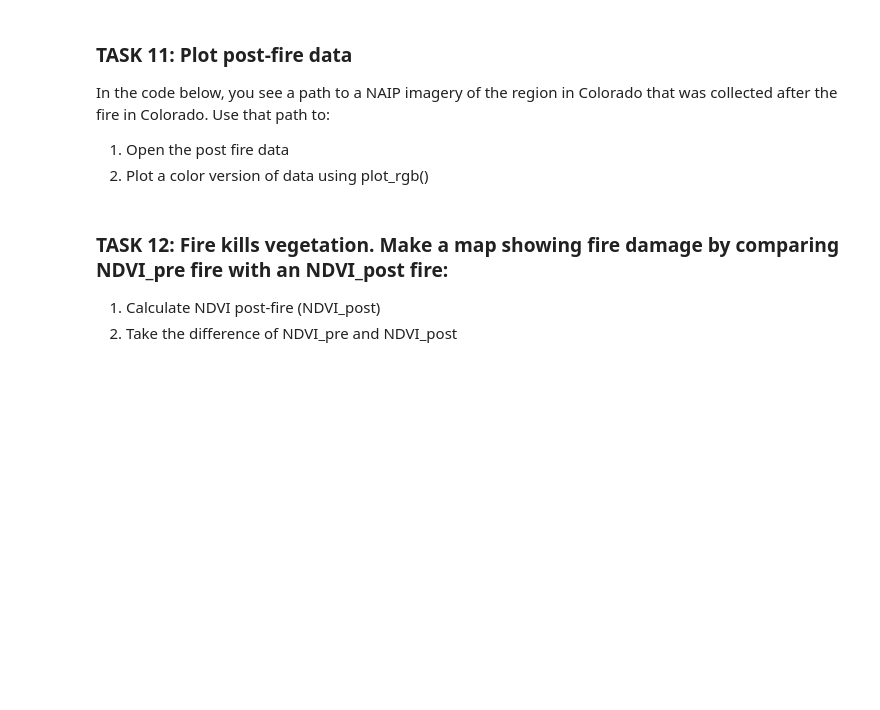
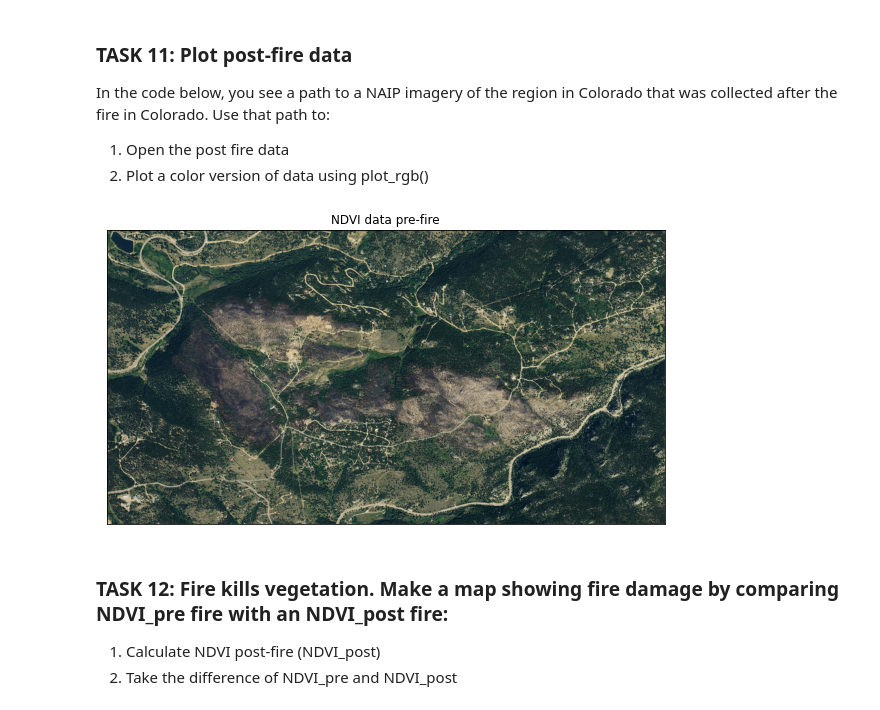
Before and after one commit to meperra/EnvDatSci22, a Jupyter notebook: CodeSprints/RasterData101.ipynb, the cells around one changed output. Drawn from its saved outputs; the diff is of its cells as text; code cells hidden in the pictures; blank space fills up the shorter version.

```diff
--- a/CodeSprints/RasterData101.ipynb
+++ b/CodeSprints/RasterData101.ipynb
@@ -593,16 +616,24 @@ In the code below, you see a path to a NAIP imagery of the region in Colorado th
 # %%
 # Add the code here to open the raster and read the numpy array inside it
 # Create a path for the data file - notice it is a .tif file
 naip_post_fire_path = os.path.join("earthpy-downloads",
                                    "naip-before-after",
                                    "post-fire",
                                    "crop",
                                    "m_3910505_nw_13_1_20170902_crop.tif")
 
 # Task 11: open naip_post_fire
+with rio.open(naip_post_fire_path) as naip_postfire_src:
+    naip_post_fire = naip_postfire_src.read()
 
+naip_post_fire
 
 # Task 11: plot naip_post_fire
+ep.plot_rgb(naip_post_fire,
+            title="NDVI data pre-fire")
+plt.show()
+# %% [output]
+[figure, added]
 # %% [markdown]
 ### TASK 12: Fire kills vegetation. Make a map showing fire damage by comparing NDVI_pre fire with an NDVI_post fire:
 1. Calculate NDVI post-fire (NDVI_post)
```
Also changed, not shown: parts of 17 cells of this notebook.
